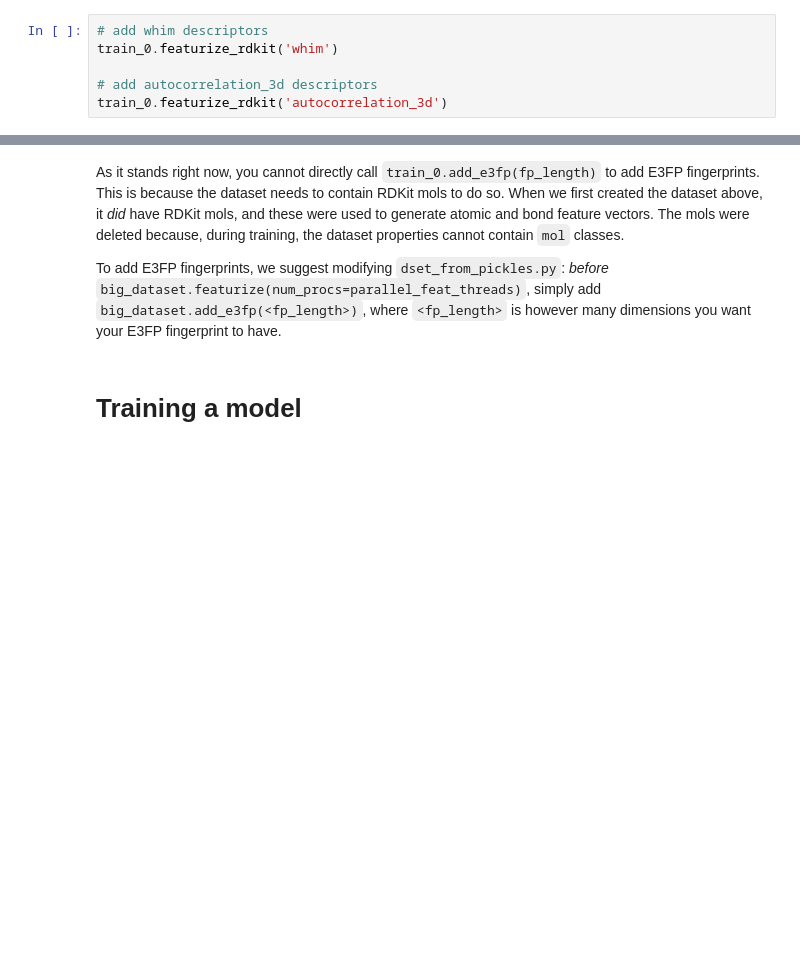
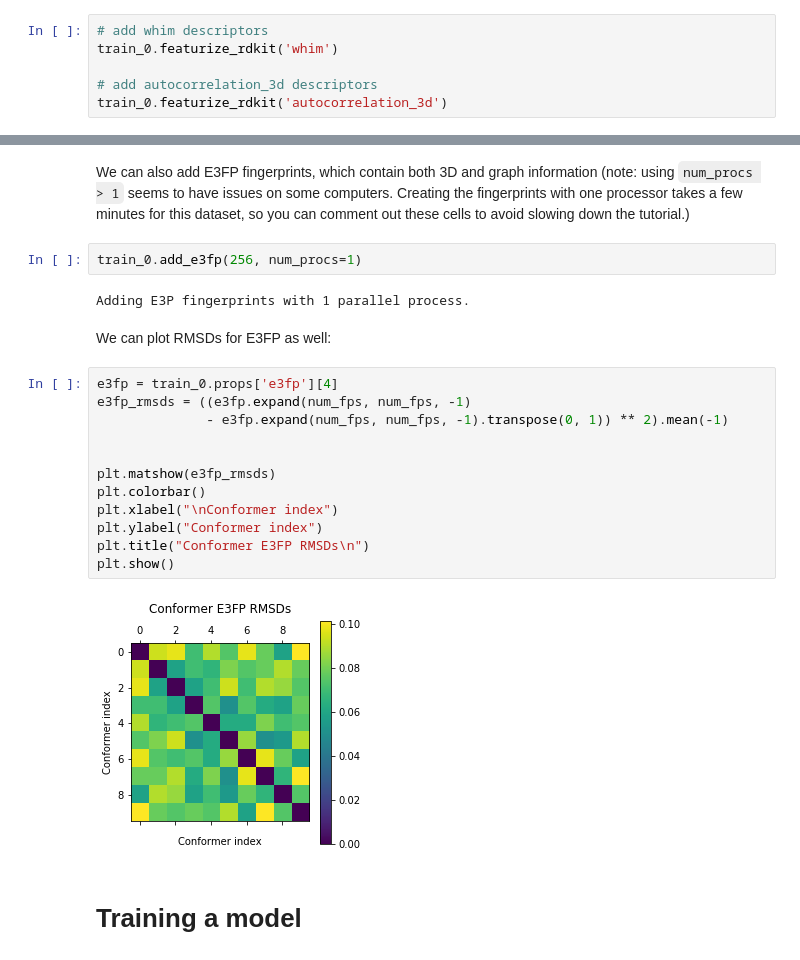
Before and after one commit to learningmatter-mit/NeuralForceField, a Jupyter notebook: tutorials/06_cp3d.ipynb, the cells around one changed output, grey strips where cells are left out. Saved outputs shown, nothing was run; the diff lists cells and outputs as text; blank space fills up the shorter version.

```diff
--- a/tutorials/06_cp3d.ipynb
+++ b/tutorials/06_cp3d.ipynb
@@ -390,7 +391,25 @@ plt.show()
-# %% [markdown]
-As it stands right now, you cannot directly call `train_0.add_e3fp(fp_length)` to add E3FP fingerprints. This is because the dataset needs to contain RDKit mols to do so. When we first created the dataset above, it *did* have RDKit mols, and these were used to generate atomic and bond feature vectors. The mols were deleted because, during training, the dataset properties cannot contain `mol` classes.
-
-To add E3FP fingerprints, we suggest modifying `dset_from_pickles.py`: *before* `big_dataset.featurize(num_procs=parallel_feat_threads)`, simply add `big_dataset.add_e3fp(<fp_length>)`, where `<fp_length>` is however many dimensions you want your E3FP fingerprint to have.
+# %% [markdown]
+We can also add E3FP fingerprints, which contain both 3D and graph information (note: using `num_procs > 1` seems to have issues on some computers. Creating the fingerprints with one processor takes a few minutes for this dataset, so you can comment out these cells to avoid slowing down the tutorial.)
+# %%
+train_0.add_e3fp(256, num_procs=1)
+# %% [output]
+Adding E3P fingerprints with 1 parallel process.
+# %% [markdown]
+We can plot RMSDs for E3FP as well:
+# %%
+e3fp = train_0.props['e3fp'][4]
+e3fp_rmsds = ((e3fp.expand(num_fps, num_fps, -1)
+              - e3fp.expand(num_fps, num_fps, -1).transpose(0, 1)) ** 2).mean(-1)
+
+
+plt.matshow(e3fp_rmsds)
+plt.colorbar()
+plt.xlabel("\nConformer index")
+plt.ylabel("Conformer index")
+plt.title("Conformer E3FP RMSDs\n")
+plt.show()
+# %% [output]
+[figure, added]
 # %% [markdown]
 # Training a model
 # %% [markdown]
```
Also changed, not shown: parts of 13 cells of this notebook, 3 other files.
